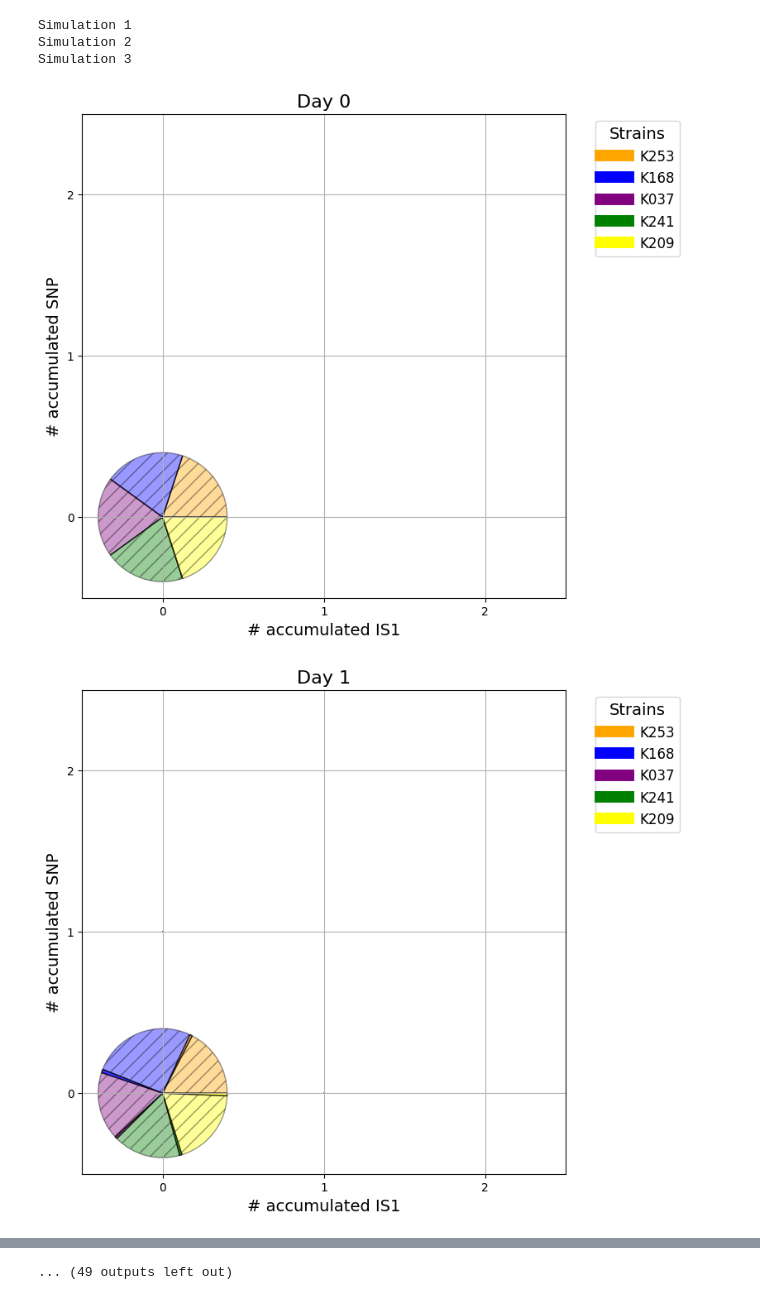
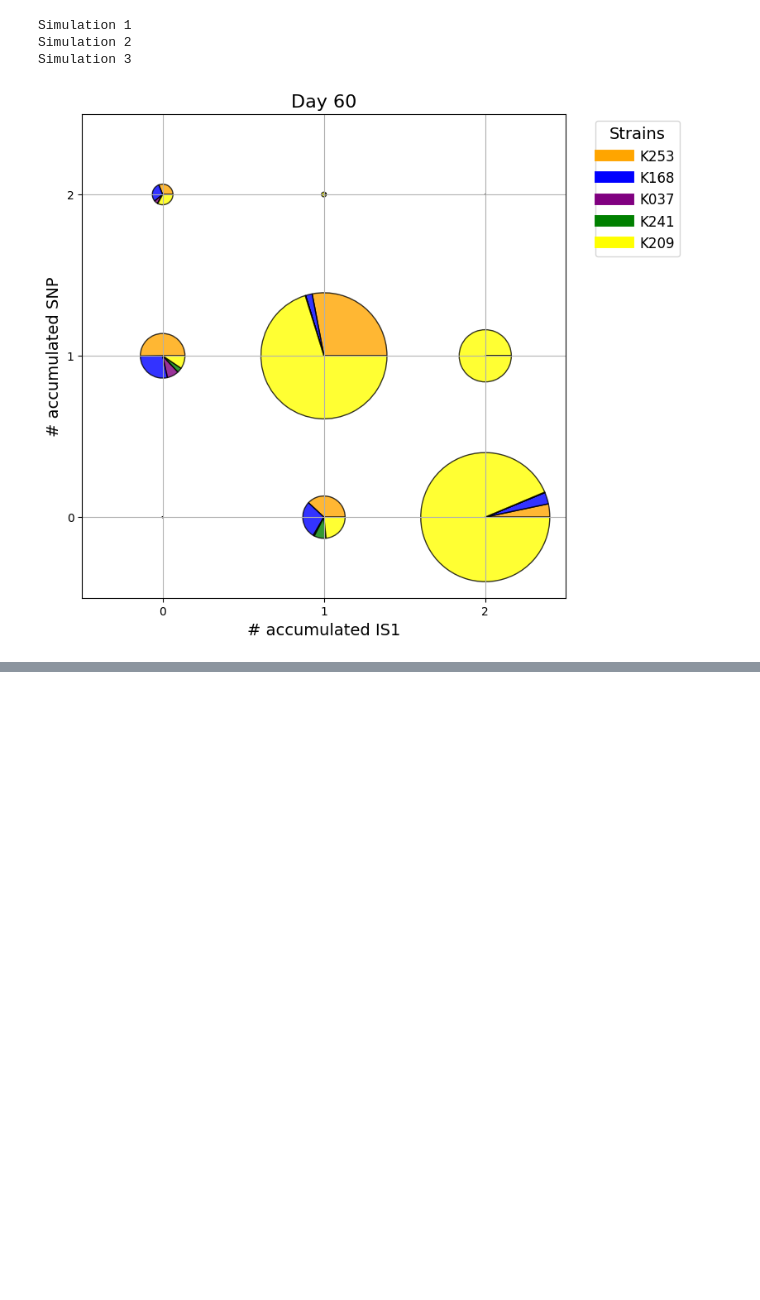
Before and after one commit to ccg-esb-lab/MDR_IS_Model, a Jupyter notebook: MonodGillespieIS_multispecies.ipynb, the cells around one changed output, grey strips where cells are left out. Drawn from its saved outputs; the diff is of its cells as text; code cells hidden in the pictures; blank space fills up the shorter version.

```diff
--- a/MonodGillespieIS_multispecies.ipynb
+++ b/MonodGillespieIS_multispecies.ipynb
@@ -25,8 +20,7 @@ from pathlib import Path
 # %%
 
 # Clone repo if it is not already present
-#repo_url = "https://github.com/jorgEVOplasmids/MDR_ISs.git"
-repo_url= "https://github.com/ccg-esb-lab/MDR_IS_Model"
+repo_url = "https://github.com/jorgEVOplasmids/MDR_ISs.git"
 repo_name = "MDR_IS_Model"
 
 if not Path(repo_name).exists():
@@ -36,10 +30,10 @@ REPO_ROOT = Path(repo_name).resolve()
 print("Repo root:", REPO_ROOT)
 
 
-pathCODE    = REPO_ROOT / "code/"
-pathPARAMS  = REPO_ROOT / "data/"
-pathFIGURES = REPO_ROOT / "figures/"
-pathSIM     = REPO_ROOT / f"runs/"
+pathCODE    = REPO_ROOT / "Computational_model/code/"
+pathPARAMS  = REPO_ROOT / "Computational_model/data/"
+pathFIGURES = REPO_ROOT / "Computational_model/figures/"
+pathSIM     = REPO_ROOT / f"Computational_model/runs/"
 
 print("pathCODE:", pathCODE)
 print("pathPARAMS:", pathPARAMS)
@@ -49,12 +43,4 @@ print("pathSIM:", pathSIM)
 # Make sure output dirs exist
 pathFIGURES.mkdir(parents=True, exist_ok=True)
 pathSIM.mkdir(parents=True, exist_ok=True)
-
-
-import sys
-sys.path.append(str(pathCODE))
-
-import MonodGillespieIS_multispecies as mg
-
-print("Module loaded successfully!")
 # %% [output]
@@ -350,13 +348,6 @@ for species_idx, strainID in enumerate(strainIDs):
         "0": strains_0,  # Plasmid-free parameters
         "p": strains_p   # Plasmid-bearing parameters
     }
-
-# Example: Print strains_species to confirm
-print("Strains for all species:")
-for species_idx, strains in strains_species.items():
-    print(f"Species {species_idx}:")
-    print(f"  Plasmid-free strains: {strains['0']}")
-    print(f"  Plasmid-bearing strains: {strains['p']}")
 # %% [output]
 Plasmid-free parameters for strain K253 loaded successfully from:
 /content/MDR_IS_Model/data/params_K253_0.pkl
@@ -712,33 +679,32 @@ def plotSubpopulationsGridDaysCombinedPie(results, days, Nmuts, Nins, initial_po
     """
     for day in days:
         if day == 0:
             populations_day_free = initial_populations_0
             populations_day_bearing = initial_populations_p
         else:
             populations_day_free = np.array([
                 extractSubpopulationDensitiesMultiSpecies(results, day=day, Nmuts=Nmuts, Nins=Nins, plasmid='free', num_species=num_species)[species_idx]
                 for species_idx in range(num_species)
             ])
             populations_day_bearing = np.array([
                 extractSubpopulationDensitiesMultiSpecies(results, day=day, Nmuts=Nmuts, Nins=Nins, plasmid='bearing', num_species=num_species)[species_idx]
                 for species_idx in range(num_species)
             ])
 
         # Create the plot for all species combined
         plotSubpopulationsGridCombinedPie(populations_day_free, populations_day_bearing, day, Nmuts, Nins, species_colors, species_labels)
 
         if outPath != '':
             # Define the file path with day appended
             filename = f"{outPath}_combined_day{day}.png"
 
             # Save the plot to the specified path
             plt.savefig(filename, format='png')
             print("Exporting %s" % filename)
             plt.close()  # Close the plot to free memory after saving
 
-days=range(0, num_days + 1)
+days=[num_days]
 species_colors=['orange','blue',  'purple', 'green', 'yellow']
 plotSubpopulationsGridDaysCombinedPie(results, days, num_mutationsSNP, num_mutationsIS, populations_0, populations_p, num_species, species_colors, strainIDs, outPath='')
 # %% [output]
-[figure, old version]
+[figure, new version]
-[figure, removed]
@@ -755,4 +711,3 @@ plotSubpopulationsGridDaysCombinedPie(results, days, num_mutationsSNP, num_mutat
-... (49 outputs left out)
 # %%
 def plotStrainDensitiesOverTime(
     results, num_days, num_species, species_colors, species_labels,
```
Also changed, not shown: parts of 13 cells of this notebook.
